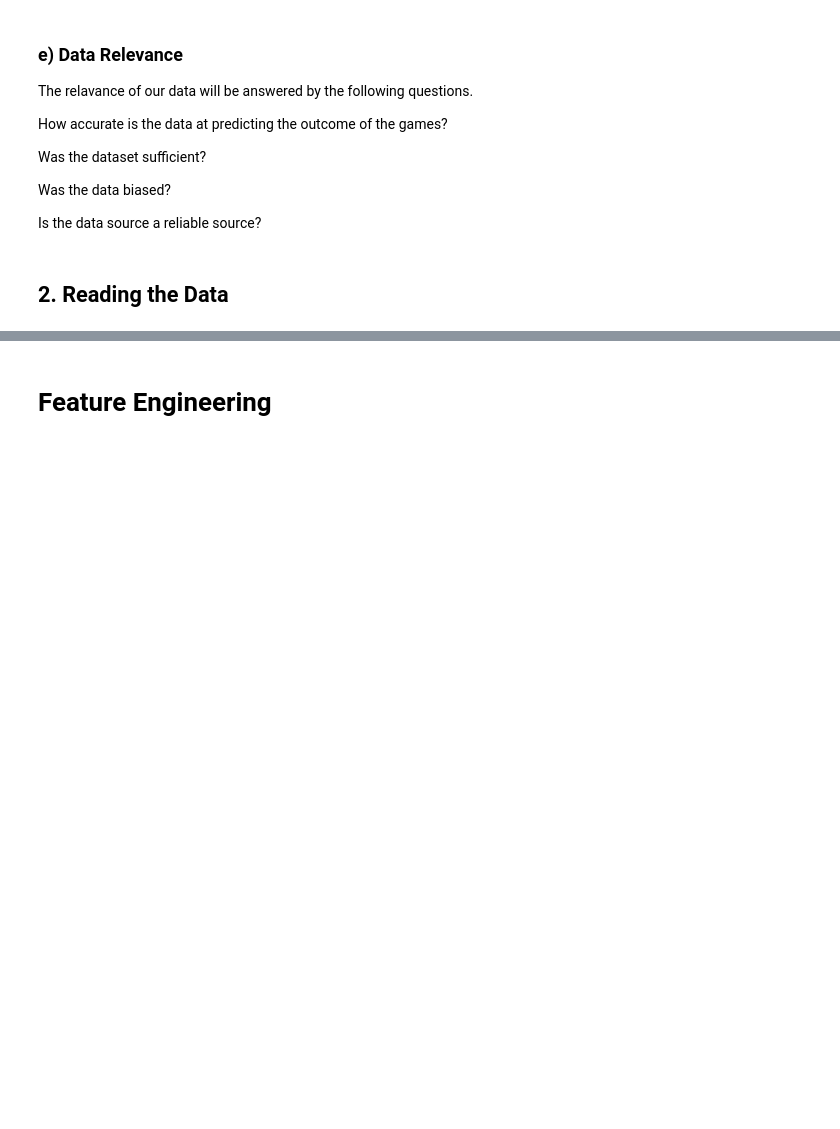
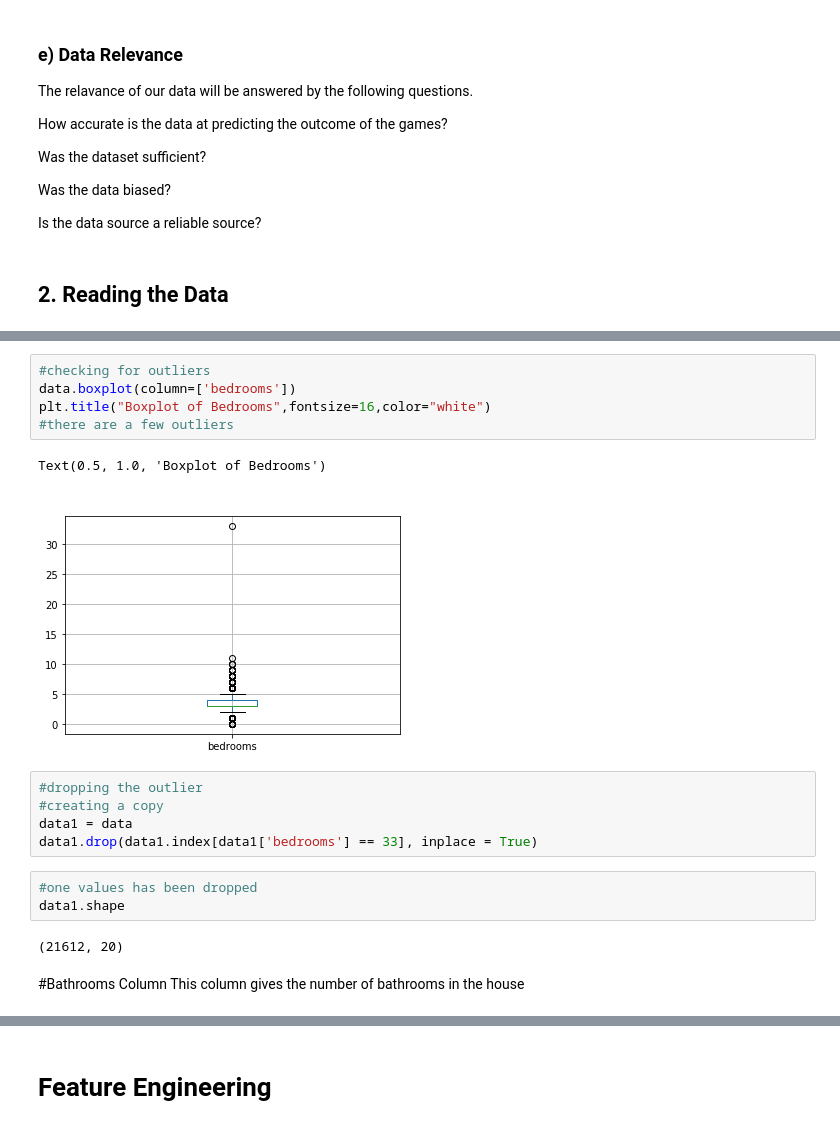
Before and after one commit to vivianusdjpy/Supervised-Learning-with-Various-Regression-Techniques, a Jupyter notebook: Supervised_Learning_using_various_Regression_Techniques.ipynb, the cells around one changed output, grey strips where cells are left out. Cells and saved outputs as stored; diff of their text form; blank space fills up the shorter version.

```diff
--- a/Supervised_Learning_using_various_Regression_Techniques.ipynb
+++ b/Supervised_Learning_using_various_Regression_Techniques.ipynb
@@ -509,0 +178,21 @@ array([0, 1], dtype=uint64)
+# %%
+#checking for outliers
+data.boxplot(column=['bedrooms'])
+plt.title("Boxplot of Bedrooms",fontsize=16,color="white")
+#there are a few outliers
+# %% [output]
+Text(0.5, 1.0, 'Boxplot of Bedrooms')
+[figure, added]
+# %%
+#dropping the outlier
+#creating a copy
+data1 = data
+data1.drop(data1.index[data1['bedrooms'] == 33], inplace = True)
+# %%
+#one values has been dropped
+data1.shape
+# %% [output]
+(21612, 20)
+# %% [markdown]
+#Bathrooms Column
+This column gives the number of bathrooms in the house
```
Also changed, not shown: parts of 104 cells of this notebook.
